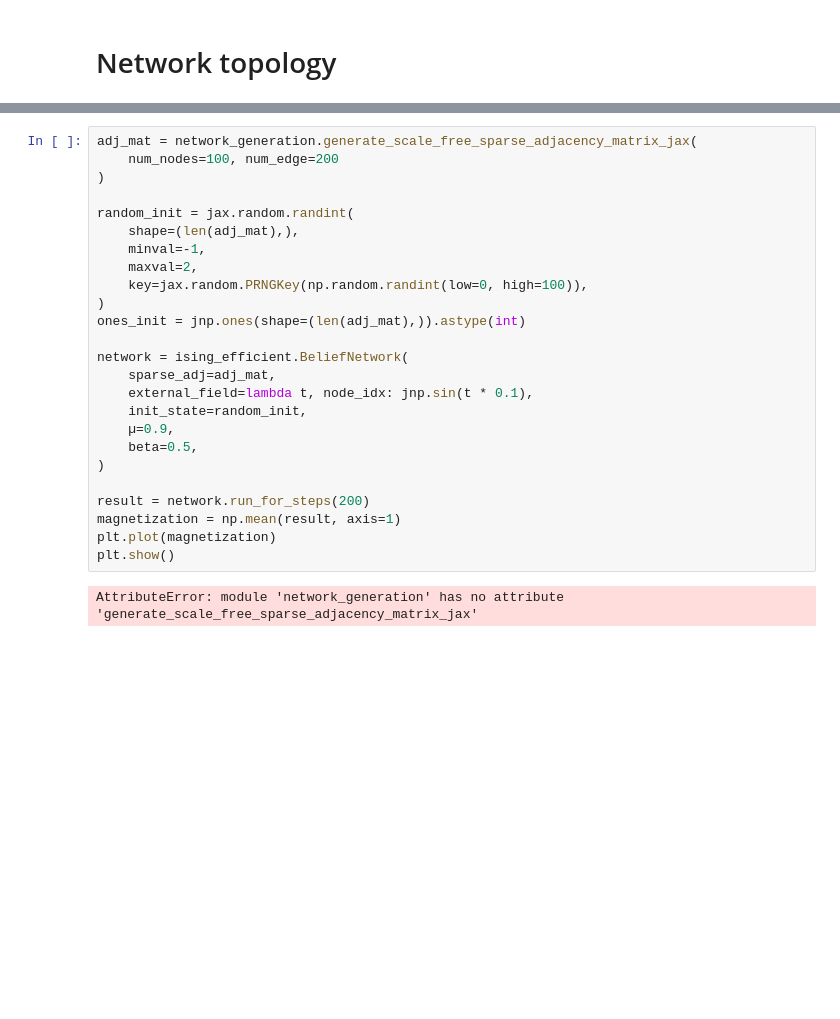
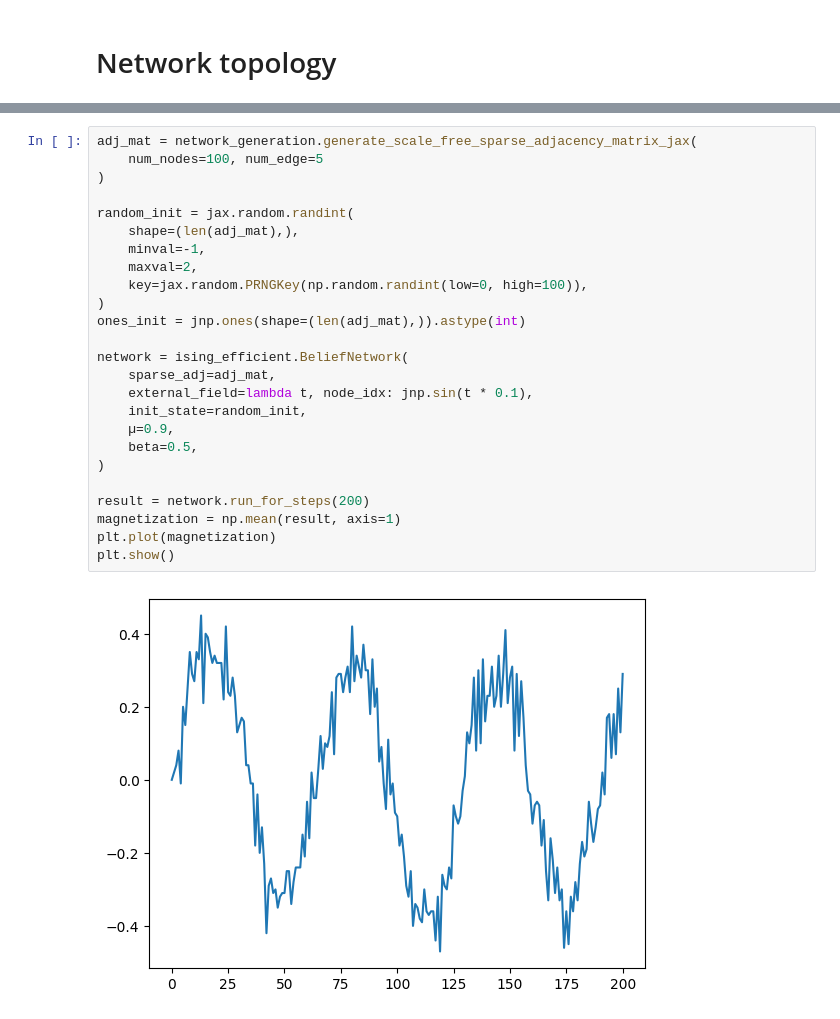
Before and after one commit to Whatisthisname/ComplexSystem, a Jupyter notebook: diameter.ipynb, the cells around one changed output, grey strips where cells are left out. Saved outputs shown, nothing was run; the diff lists cells and outputs as text; blank space fills up the shorter version.

Commit message:
adjacency matrices for small world and scale free

```diff
--- a/diameter.ipynb
+++ b/diameter.ipynb
@@ -273,29 +272,29 @@ plt.show()
 # %%
 adj_mat = network_generation.generate_scale_free_sparse_adjacency_matrix_jax(
-    num_nodes=100, num_edge=200
+    num_nodes=100, num_edge=5
 )
 
 random_init = jax.random.randint(
     shape=(len(adj_mat),),
     minval=-1,
     maxval=2,
     key=jax.random.PRNGKey(np.random.randint(low=0, high=100)),
 )
 ones_init = jnp.ones(shape=(len(adj_mat),)).astype(int)
 
 network = ising_efficient.BeliefNetwork(
     sparse_adj=adj_mat,
     external_field=lambda t, node_idx: jnp.sin(t * 0.1),
     init_state=random_init,
     µ=0.9,
     beta=0.5,
 )
 
 result = network.run_for_steps(200)
 magnetization = np.mean(result, axis=1)
 plt.plot(magnetization)
 plt.show()
 # %% [output]
-AttributeError: module 'network_generation' has no attribute 'generate_scale_free_sparse_adjacency_matrix_jax'
+[figure, added]
 # %%
 adj_mat = network_generation.generate_small_world_sparse_adjacency_matrix_jax(
```
Also changed, not shown: parts of 5 cells of this notebook, 1 other file.
